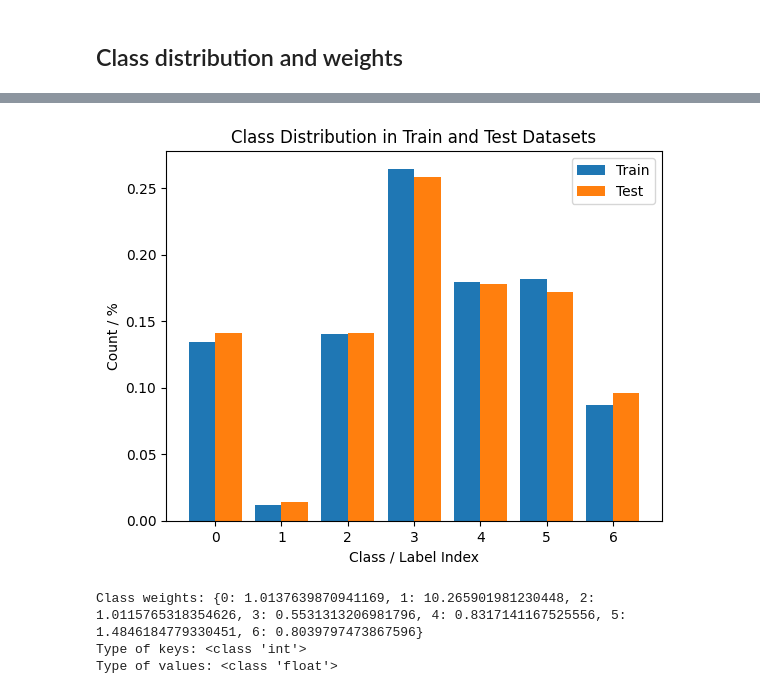
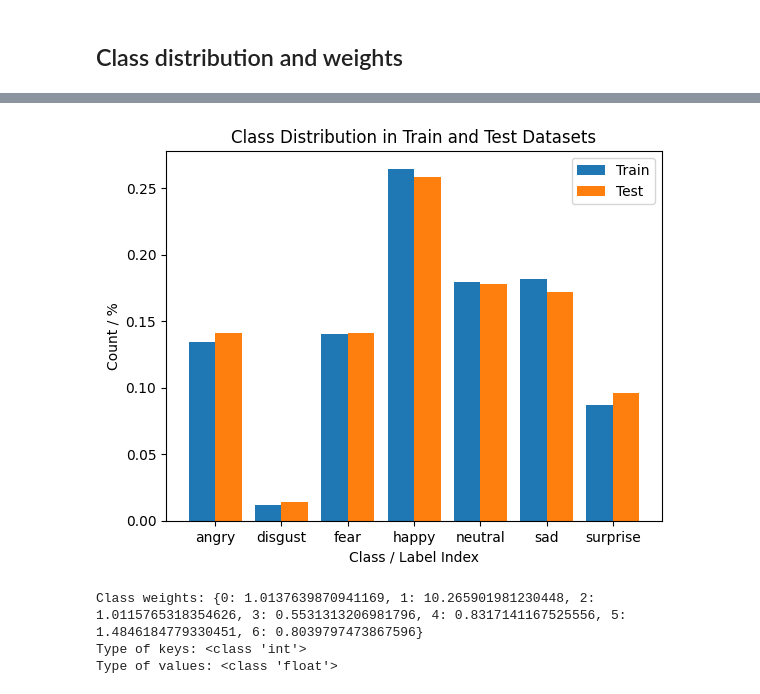
Before and after one commit to RnLe/MachineLearning, a Jupyter notebook: emotions_facial/2Dconv_RAF_custom_densenet.ipynb, the cells around one changed output, grey strips where cells are left out. Saved outputs shown, nothing was run; the diff lists cells and outputs as text; code cells hidden in the pictures.

```diff
--- a/emotions_facial/2Dconv_RAF_custom_densenet.ipynb
+++ b/emotions_facial/2Dconv_RAF_custom_densenet.ipynb
@@ -162,7 +164,7 @@ test_class_distribution = get_class_distribution(test_ds)
 print("Test Class Distribution:", test_class_distribution)
 
 
-def plot_class_distributions(train_distribution, test_distribution):
+def plot_class_distributions(train_distribution, test_distribution, class_labels):
     classes = sorted(
         set(train_distribution.keys()).union(set(test_distribution.keys()))
     )
@@ -182,11 +184,13 @@ def plot_class_distributions(train_distribution, test_distribution):
     ax.set_ylabel("Count / %")
     ax.set_title("Class Distribution in Train and Test Datasets")
     ax.set_xticks([p + width / 2 for p in x])
-    ax.set_xticklabels(classes)
+    ax.set_xticklabels([class_labels[cls] for cls in classes])
     ax.legend()
 
     plt.show()
 
+
+class_labels = ['angry', 'disgust', 'fear', 'happy', 'neutral', 'sad', 'surprise']
 
 train_total = sum(train_class_distribution.values())
 test_total = sum(test_class_distribution.values())
@@ -198,5 +202,5 @@ test_class_distribution = {
     k: v / test_total for k, v in test_class_distribution.items()
 }
 
-plot_class_distributions(train_class_distribution, test_class_distribution)
+plot_class_distributions(train_class_distribution, test_class_distribution, class_labels)
 # %% [output]
@@ -207,4 +211,4 @@ Test Class Distribution: Counter({3: 7628, 4: 5248, 5: 5073, 2: 4171, 0: 4162, 6
-[figure, old version]
+[figure, new version]
 # %%
 import sklearn
 from sklearn.utils import class_weight
```
Also changed, not shown: parts of 21 cells of this notebook, 6 other files.
